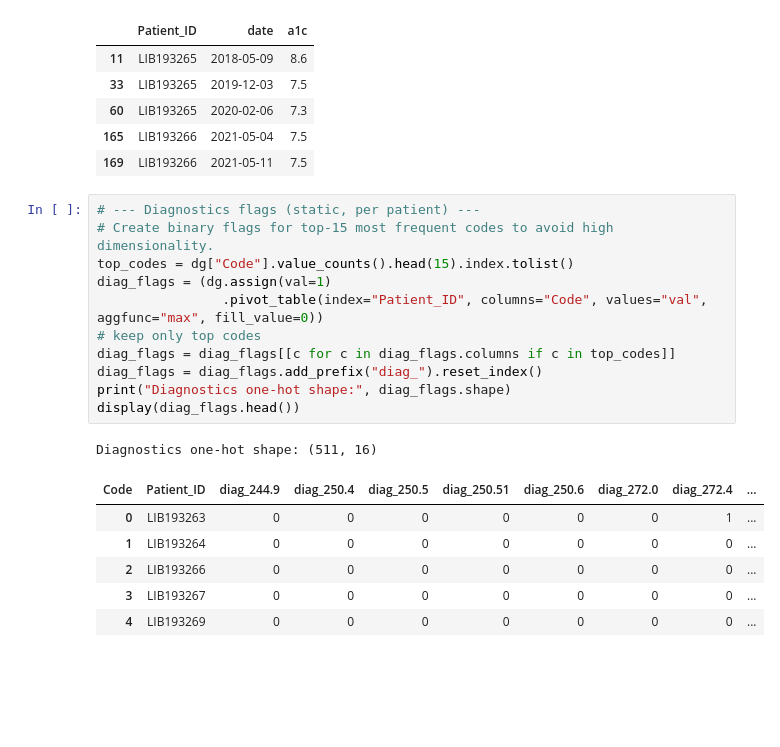
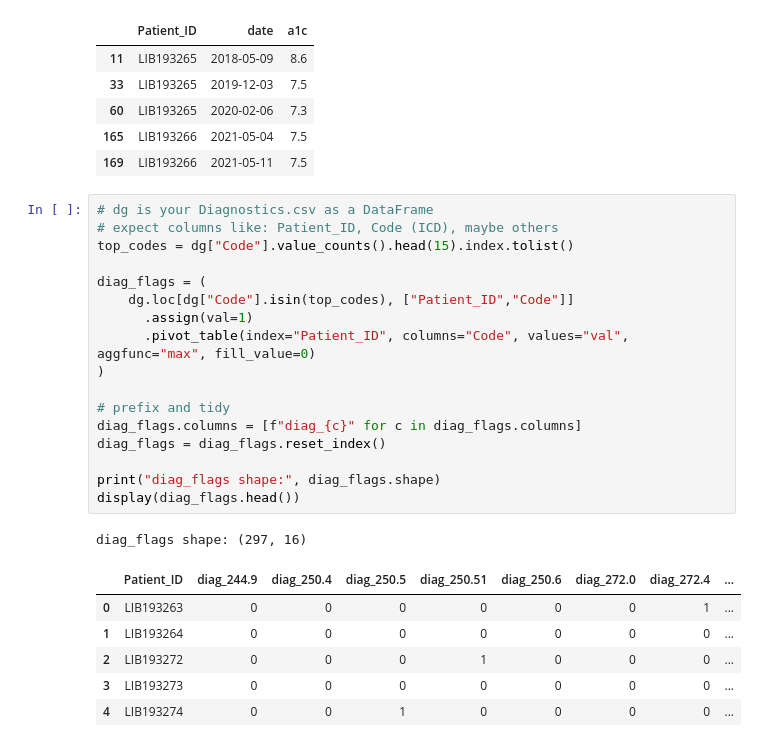
Before and after one commit to siddharth-the-decoder/welldoc, a Jupyter notebook: RiskEngine_EndToEnd.ipynb, the cells around one changed output. Drawn from its saved outputs; the diff is of its cells as text; blank space fills up the shorter version.

```diff
--- a/RiskEngine_EndToEnd.ipynb
+++ b/RiskEngine_EndToEnd.ipynb
@@ -227,21 +271,27 @@ A1c rows: (1963, 3)
 | 165 | LIB193266 | 2021-05-04 | 7.5 |
 | 169 | LIB193266 | 2021-05-11 | 7.5 |
 # %%
-# --- Diagnostics flags (static, per patient) ---
-# Create binary flags for top-15 most frequent codes to avoid high dimensionality.
+# dg is your Diagnostics.csv as a DataFrame
+# expect columns like: Patient_ID, Code (ICD), maybe others
 top_codes = dg["Code"].value_counts().head(15).index.tolist()
-diag_flags = (dg.assign(val=1)
-                .pivot_table(index="Patient_ID", columns="Code", values="val", aggfunc="max", fill_value=0))
-# keep only top codes
-diag_flags = diag_flags[[c for c in diag_flags.columns if c in top_codes]]
-diag_flags = diag_flags.add_prefix("diag_").reset_index()
-print("Diagnostics one-hot shape:", diag_flags.shape)
+
+diag_flags = (
+    dg.loc[dg["Code"].isin(top_codes), ["Patient_ID","Code"]]
+      .assign(val=1)
+      .pivot_table(index="Patient_ID", columns="Code", values="val", aggfunc="max", fill_value=0)
+)
+
+# prefix and tidy
+diag_flags.columns = [f"diag_{c}" for c in diag_flags.columns]
+diag_flags = diag_flags.reset_index()
+
+print("diag_flags shape:", diag_flags.shape)
 display(diag_flags.head())
 # %% [output]
-Diagnostics one-hot shape: (511, 16)
+diag_flags shape: (297, 16)
-| Code | Patient_ID | diag_244.9 | diag_250.4 | diag_250.5 | diag_250.51 | diag_250.6 | diag_272.0 | diag_272.4 | ... |
+|  | Patient_ID | diag_244.9 | diag_250.4 | diag_250.5 | diag_250.51 | diag_250.6 | diag_272.0 | diag_272.4 | ... |
 | 0 | LIB193263 | 0 | 0 | 0 | 0 | 0 | 0 | 1 | ... |
 | 1 | LIB193264 | 0 | 0 | 0 | 0 | 0 | 0 | 0 | ... |
-| 2 | LIB193266 | 0 | 0 | 0 | 0 | 0 | 0 | 0 | ... |
-| 3 | LIB193267 | 0 | 0 | 0 | 0 | 0 | 0 | 0 | ... |
-| 4 | LIB193269 | 0 | 0 | 0 | 0 | 0 | 0 | 0 | ... |
+| 2 | LIB193272 | 0 | 0 | 0 | 1 | 0 | 0 | 0 | ... |
+| 3 | LIB193273 | 0 | 0 | 0 | 0 | 0 | 0 | 0 | ... |
+| 4 | LIB193274 | 0 | 0 | 1 | 0 | 0 | 0 | 0 | ... |
```
Also changed, not shown: parts of 14 cells of this notebook, 2 other files.
